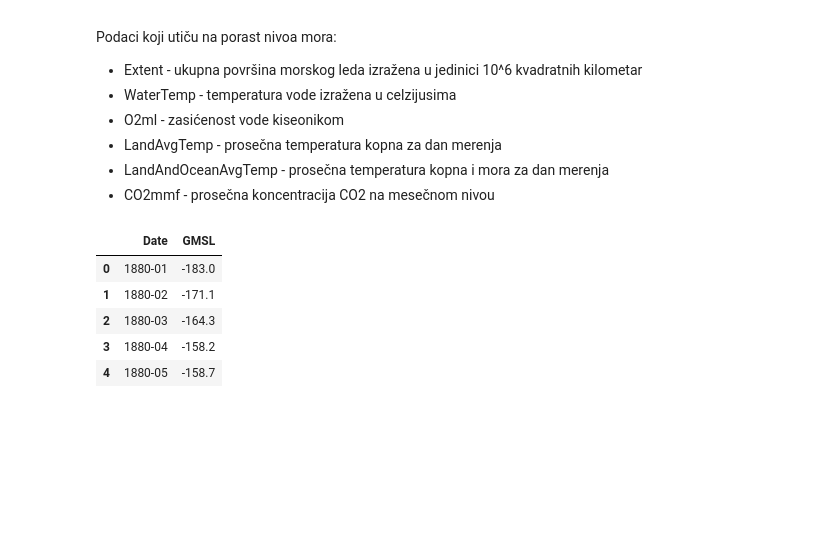
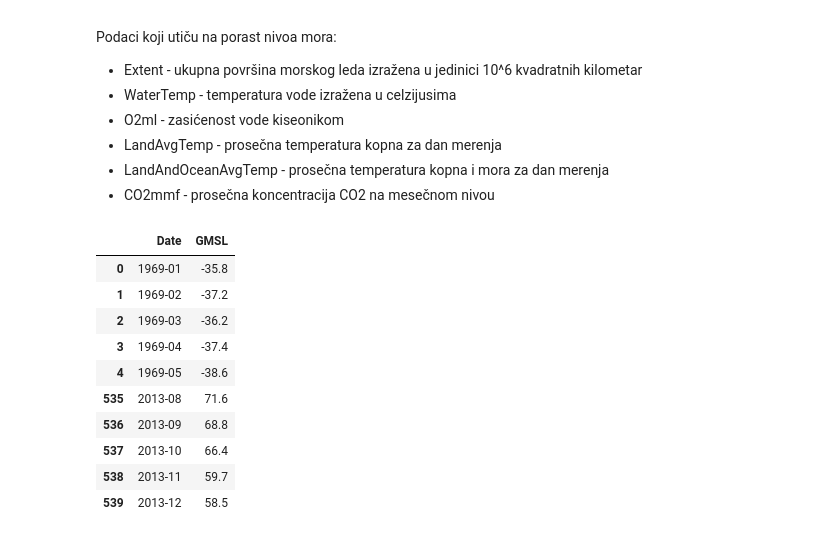
Before and after one commit to MAS-3S/SIAP-Analysis-Prediction-GMSL, a Jupyter notebook: implementation/GMSL_analysis_and_prediction.ipynb, the cells around one changed output. Saved outputs shown, nothing was run; the diff lists cells and outputs as text; code cells hidden in the pictures; blank space fills up the shorter version.

```diff
--- a/implementation/GMSL_analysis_and_prediction.ipynb
+++ b/implementation/GMSL_analysis_and_prediction.ipynb
@@ -27,11 +27,16 @@ import seaborn as sb
 # %%
 df_GMSL = pd.read_csv('processed_datasets/GMSL.csv', delimiter=',')
 # %%
-df_GMSL.head()
+df_GMSL.head().append(df_GMSL.tail())
 # %% [output]
 |  | Date | GMSL |
-| 0 | 1880-01 | -183.0 |
-| 1 | 1880-02 | -171.1 |
-| 2 | 1880-03 | -164.3 |
-| 3 | 1880-04 | -158.2 |
-| 4 | 1880-05 | -158.7 |
+| 0 | 1969-01 | -35.8 |
+| 1 | 1969-02 | -37.2 |
+| 2 | 1969-03 | -36.2 |
+| 3 | 1969-04 | -37.4 |
+| 4 | 1969-05 | -38.6 |
+| 535 | 2013-08 | 71.6 |
+| 536 | 2013-09 | 68.8 |
+| 537 | 2013-10 | 66.4 |
+| 538 | 2013-11 | 59.7 |
+| 539 | 2013-12 | 58.5 |
```
Also changed, not shown: parts of 8 cells of this notebook, 10 other files.
